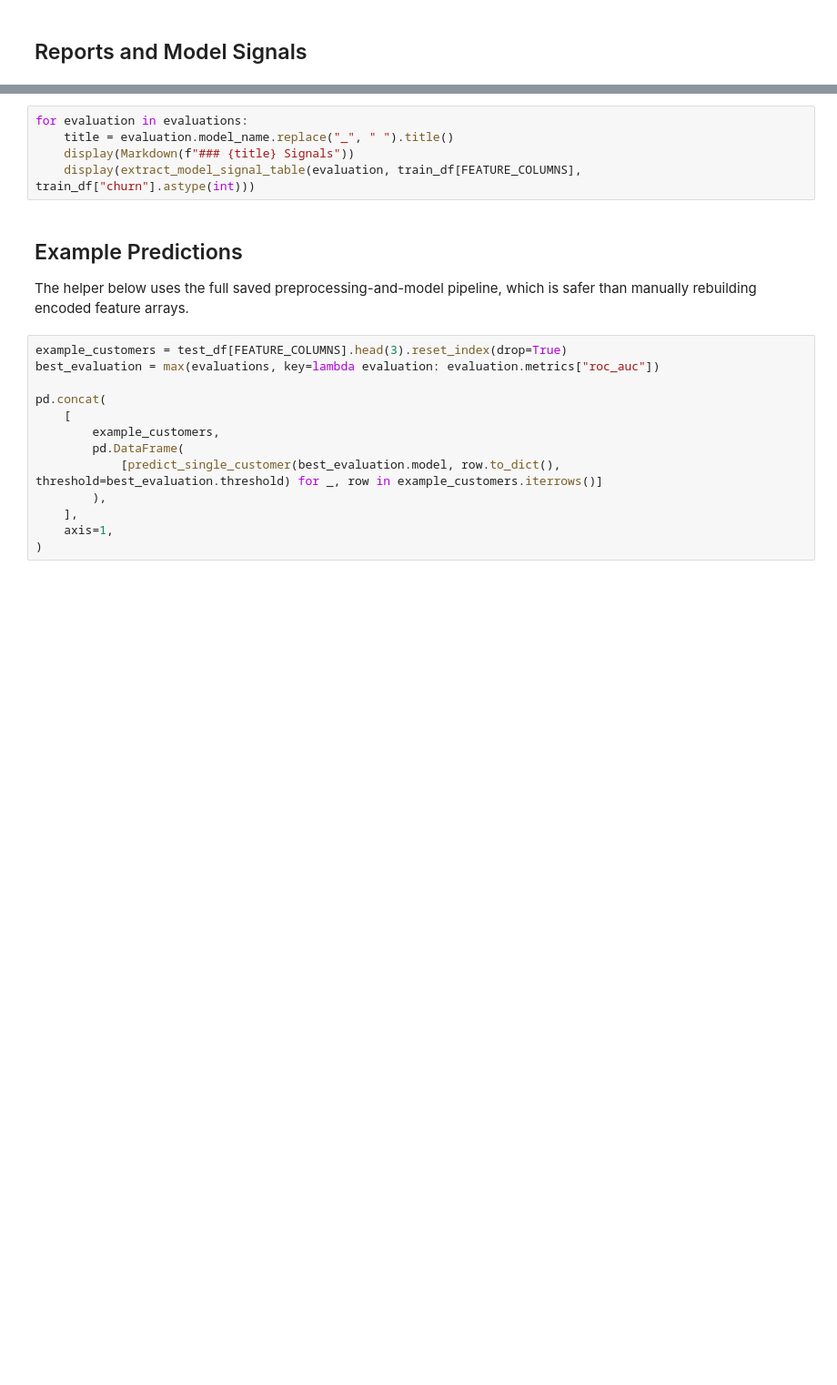
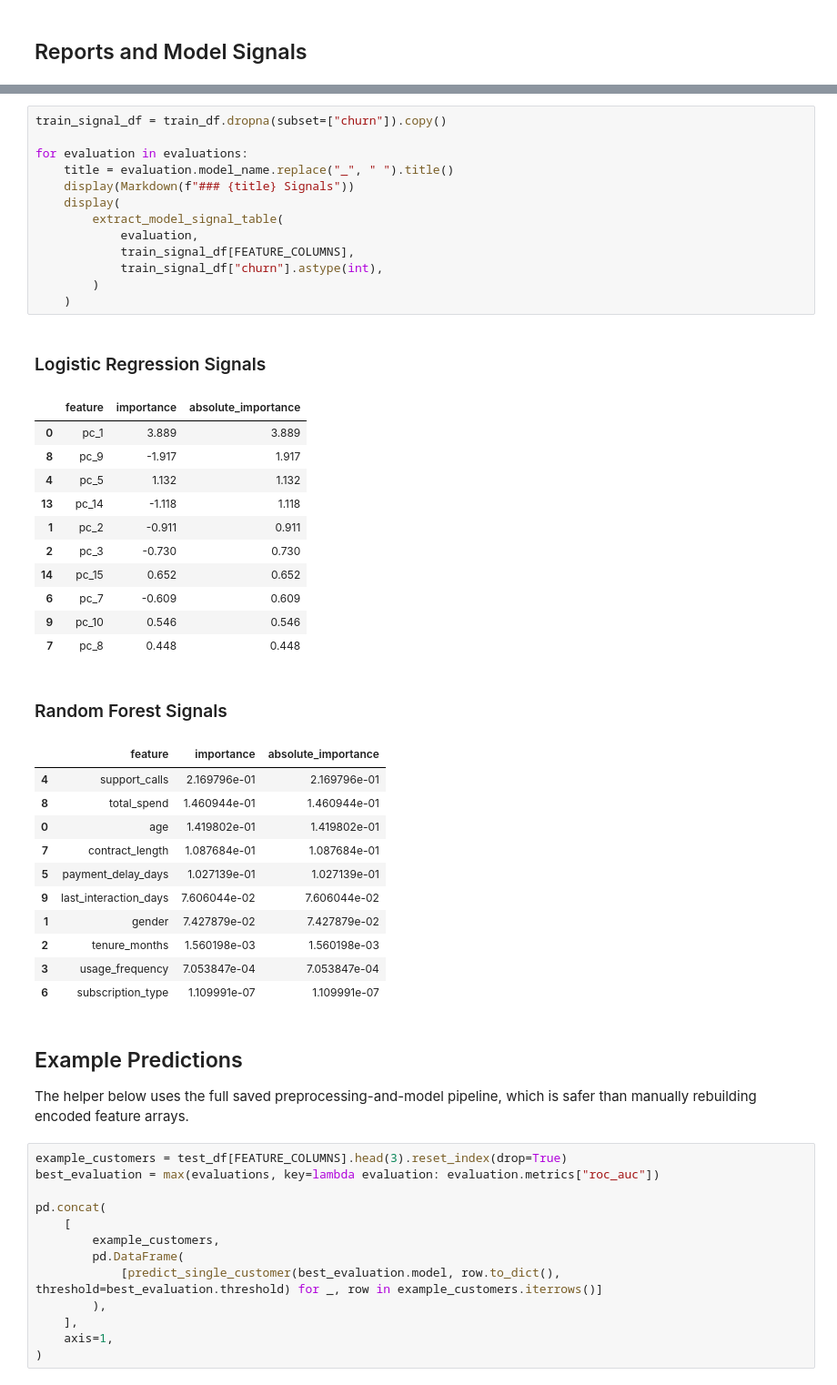
Before and after one commit to BrianCollinss/MySampleWork, a Jupyter notebook: Python - Customer Churn Analysis/notebooks/02_customer_churn_modeling.ipynb, the cells around one changed output, grey strips where cells are left out. Shown at 91% size. Drawn from its saved outputs; the diff is of its cells as text; blank space fills up the shorter version.

```diff
--- a/Python - Customer Churn Analysis/notebooks/02_customer_churn_modeling.ipynb
+++ b/Python - Customer Churn Analysis/notebooks/02_customer_churn_modeling.ipynb
@@ -119,8 +184,41 @@ for evaluation in evaluations:
 # %%
+train_signal_df = train_df.dropna(subset=["churn"]).copy()
+
 for evaluation in evaluations:
     title = evaluation.model_name.replace("_", " ").title()
     display(Markdown(f"### {title} Signals"))
-    display(extract_model_signal_table(evaluation, train_df[FEATURE_COLUMNS], train_df["churn"].astype(int)))
+    display(
+        extract_model_signal_table(
+            evaluation,
+            train_signal_df[FEATURE_COLUMNS],
+            train_signal_df["churn"].astype(int),
+        )
+    )
+# %% [output]
+### Logistic Regression Signals
+|  | feature | importance | absolute_importance |
+| 0 | pc_1 | 3.889 | 3.889 |
+| 8 | pc_9 | -1.917 | 1.917 |
+| 4 | pc_5 | 1.132 | 1.132 |
+| 13 | pc_14 | -1.118 | 1.118 |
+| 1 | pc_2 | -0.911 | 0.911 |
+| 2 | pc_3 | -0.730 | 0.730 |
+| 14 | pc_15 | 0.652 | 0.652 |
+| 6 | pc_7 | -0.609 | 0.609 |
+| 9 | pc_10 | 0.546 | 0.546 |
+| 7 | pc_8 | 0.448 | 0.448 |
+### Random Forest Signals
+|  | feature | importance | absolute_importance |
+| 4 | support_calls | 2.169796e-01 | 2.169796e-01 |
+| 8 | total_spend | 1.460944e-01 | 1.460944e-01 |
+| 0 | age | 1.419802e-01 | 1.419802e-01 |
+| 7 | contract_length | 1.087684e-01 | 1.087684e-01 |
+| 5 | payment_delay_days | 1.027139e-01 | 1.027139e-01 |
+| 9 | last_interaction_days | 7.606044e-02 | 7.606044e-02 |
+| 1 | gender | 7.427879e-02 | 7.427879e-02 |
+| 2 | tenure_months | 1.560198e-03 | 1.560198e-03 |
+| 3 | usage_frequency | 7.053847e-04 | 7.053847e-04 |
+| 6 | subscription_type | 1.109991e-07 | 1.109991e-07 |
 # %% [markdown]
 ## Example Predictions
 
```
Also changed, not shown: parts of 16 cells of this notebook, 15 other files.
